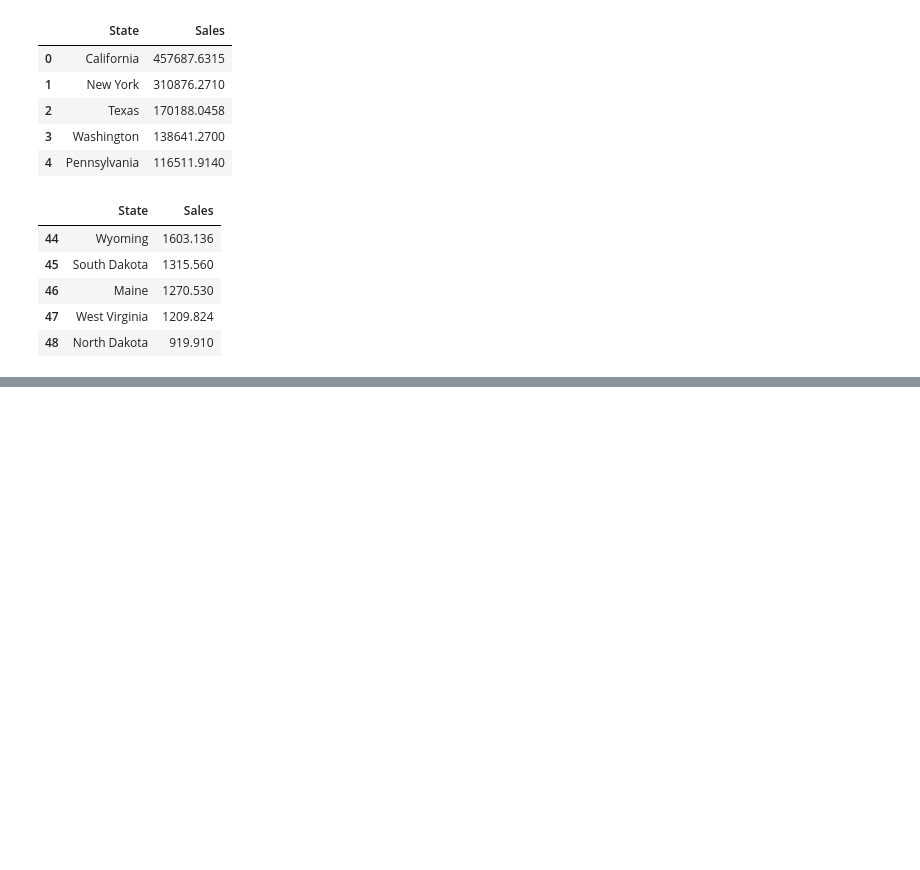
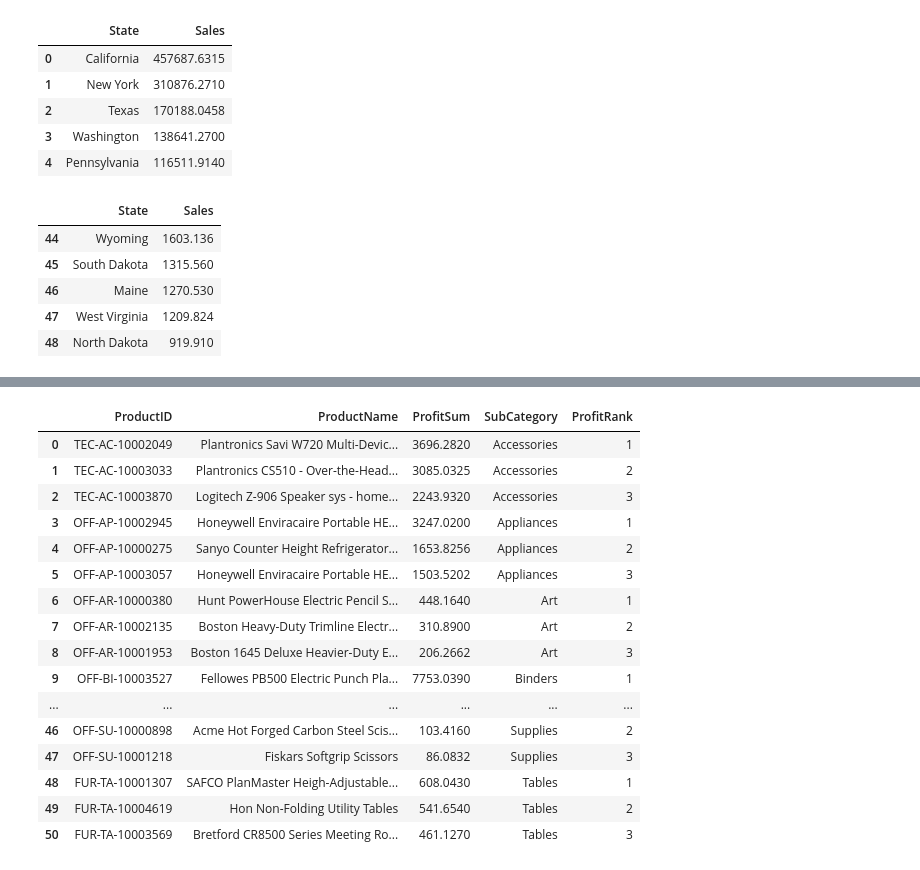
Before and after one commit to michalpasternak7/e-Commerce, a Jupyter notebook: superstore_queries.ipynb, the cells around one changed output, grey strips where cells are left out. Saved outputs shown, nothing was run; the diff lists cells and outputs as text; code cells hidden in the pictures; blank space fills up the shorter version.

```diff
--- a/superstore_queries.ipynb
+++ b/superstore_queries.ipynb
@@ -121,0 +162,39 @@ display(states_by_sales.tail(5))
+# %%
+# Check the 3 most profitable products for each SubCategory.
+pd.read_sql(
+    """
+    SELECT *
+    FROM (
+        SELECT *,
+        RANK() OVER  (
+            PARTITION BY SubCategory
+            ORDER BY ProfitSum DESC
+        ) AS ProfitRank
+        FROM
+        (
+            SELECT Products.ProductID, ProductName, SUM(Profit) AS ProfitSum, SubCategory
+            FROM OrdersDetails
+            JOIN Products ON OrdersDetails.ProductID = Products.ProductID
+            GROUP BY Products.ProductID
+        )
+    )
+    WHERE ProfitRank <= 3
+    """, db_conn)
+# %% [output]
+|  | ProductID | ProductName | ProfitSum | SubCategory | ProfitRank |
+| 0 | TEC-AC-10002049 | Plantronics Savi W720 Multi-Devic... | 3696.2820 | Accessories | 1 |
+| 1 | TEC-AC-10003033 | Plantronics CS510 - Over-the-Head... | 3085.0325 | Accessories | 2 |
+| 2 | TEC-AC-10003870 | Logitech Z-906 Speaker sys - home... | 2243.9320 | Accessories | 3 |
+| 3 | OFF-AP-10002945 | Honeywell Enviracaire Portable HE... | 3247.0200 | Appliances | 1 |
+| 4 | OFF-AP-10000275 | Sanyo Counter Height Refrigerator... | 1653.8256 | Appliances | 2 |
+| 5 | OFF-AP-10003057 | Honeywell Enviracaire Portable HE... | 1503.5202 | Appliances | 3 |
+| 6 | OFF-AR-10000380 | Hunt PowerHouse Electric Pencil S... | 448.1640 | Art | 1 |
+| 7 | OFF-AR-10002135 | Boston Heavy-Duty Trimline Electr... | 310.8900 | Art | 2 |
+| 8 | OFF-AR-10001953 | Boston 1645 Deluxe Heavier-Duty E... | 206.2662 | Art | 3 |
+| 9 | OFF-BI-10003527 | Fellowes PB500 Electric Punch Pla... | 7753.0390 | Binders | 1 |
+| ... | ... | ... | ... | ... | ... |
+| 46 | OFF-SU-10000898 | Acme Hot Forged Carbon Steel Scis... | 103.4160 | Supplies | 2 |
+| 47 | OFF-SU-10001218 | Fiskars Softgrip Scissors | 86.0832 | Supplies | 3 |
+| 48 | FUR-TA-10001307 | SAFCO PlanMaster Heigh-Adjustable... | 608.0430 | Tables | 1 |
+| 49 | FUR-TA-10004619 | Hon Non-Folding Utility Tables | 541.6540 | Tables | 2 |
+| 50 | FUR-TA-10003569 | Bretford CR8500 Series Meeting Ro... | 461.1270 | Tables | 3 |
```
Also changed, not shown: parts of 9 cells of this notebook.
